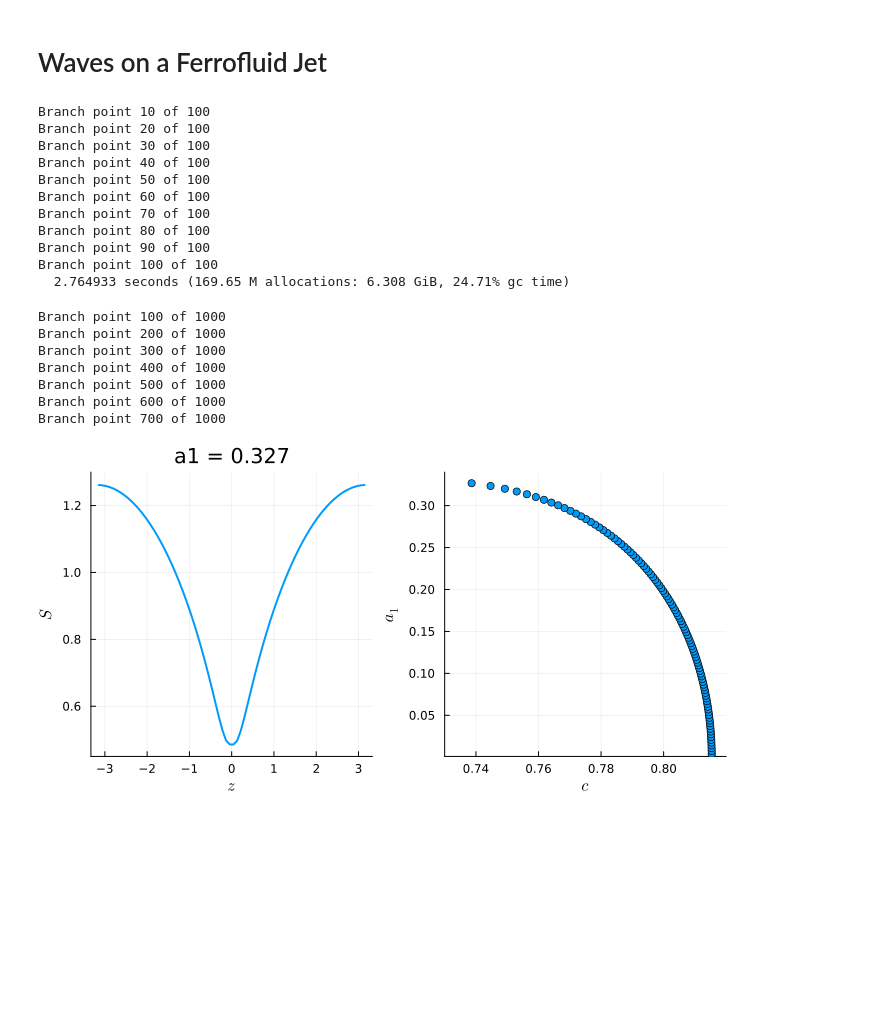
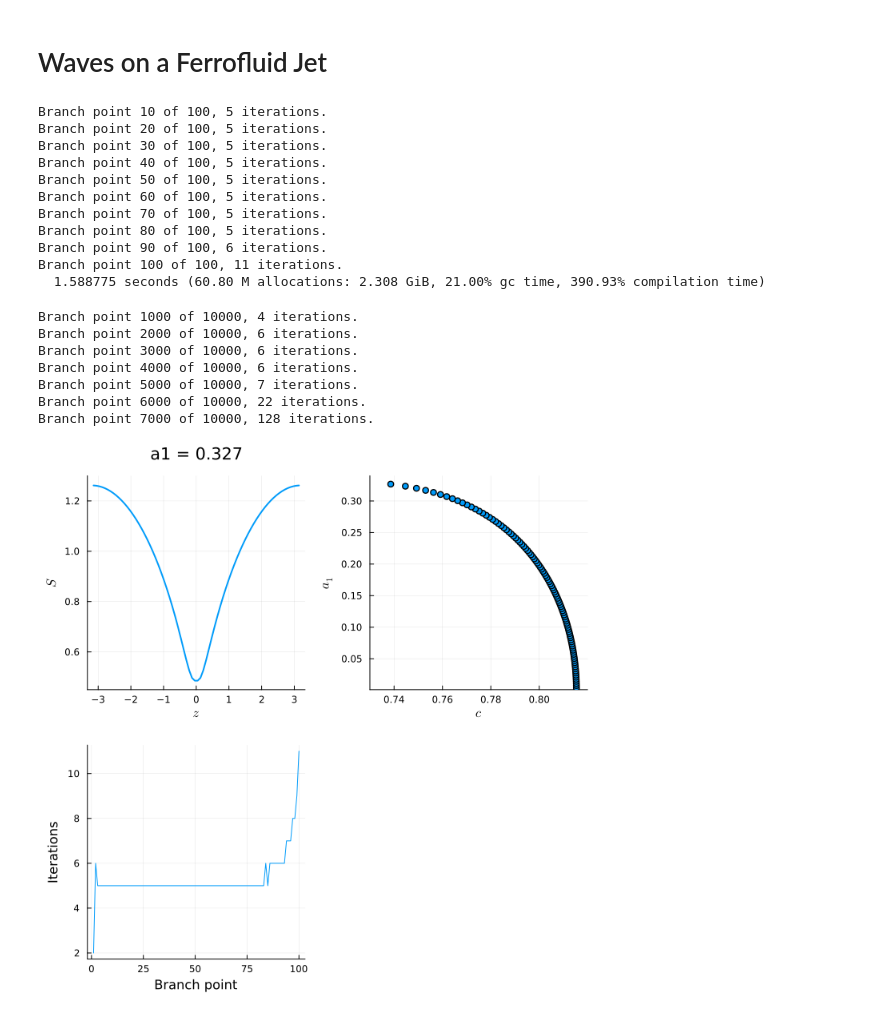
Before and after one commit to karnavr/ferrofluidstabilty, a Jupyter notebook: solutions/solutions.ipynb, the cells around one changed output. Saved outputs shown, nothing was run; the diff lists cells and outputs as text; code cells hidden in the pictures; blank space fills up the shorter version.

Commit message:
return convergence behaviour

```diff
--- a/solutions/solutions.ipynb
+++ b/solutions/solutions.ipynb
@@ -24,16 +24,16 @@ initial_guess[1,1:4] = [cInitial, 1.0, a1Vals[1], 1e-12]
 
 
 ## Compute solution branch
-@time solutions = bifurcation(initial_guess, a1Vals, branchN, constants, 1e-8, :NewtonRaphson, 1000);
+@time solutions, iterations = bifurcation(initial_guess, a1Vals, branchN, constants, 1e-8, :Broyden, 5000);
 # %% [output]
-Branch point 10 of 100
-Branch point 20 of 100
-Branch point 30 of 100
-Branch point 40 of 100
-Branch point 50 of 100
-Branch point 60 of 100
-Branch point 70 of 100
-Branch point 80 of 100
-Branch point 90 of 100
-Branch point 100 of 100
-  2.764933 seconds (169.65 M allocations: 6.308 GiB, 24.71% gc time)
+Branch point 10 of 100, 5 iterations.
+Branch point 20 of 100, 5 iterations.
+Branch point 30 of 100, 5 iterations.
+Branch point 40 of 100, 5 iterations.
+Branch point 50 of 100, 5 iterations.
+Branch point 60 of 100, 5 iterations.
+Branch point 70 of 100, 5 iterations.
+Branch point 80 of 100, 5 iterations.
+Branch point 90 of 100, 6 iterations.
+Branch point 100 of 100, 11 iterations.
+  1.588775 seconds (60.80 M allocations: 2.308 GiB, 21.00% gc time, 390.93% compilation time)
@@ -40,56 +65,57 @@ Branch point 100 of 100
 # %%
 ## Initialize
 
-branchN = 1000
+branchN = 10000
 a1Vals = collect(range(0.001, 0.33, branchN + 1))
 
 # initialze constants
-constants = Constants(48,π,1.5,0.1)
+constants = Constants(32,π,1.5,0.1)
 
 # initialize wave speed and wave number
 k1 = 1*π/constants.L
 cInitial = c0(k1, constants);
 
 # initial guess
-initial_guess = (1e-15).*ones(branchN+1, constants.N+2)
-initial_guess[1,1:4] = [cInitial, 1.0, a1Vals[1], 1e-15]
+initial_guess = (1e-16).*ones(branchN+1, constants.N+2)
+initial_guess[1,1:4] = [cInitial, 1.0, a1Vals[1], 1e-16]
 
 
 ## Compute solution branch
-@time solutions = bifurcation(initial_guess, a1Vals, branchN, constants, 1e-8, :NewtonRaphson, 1000);
+@time solutions, iterations = bifurcation(initial_guess, a1Vals, branchN, constants, 1e-14, :Broyden, 10000);
 # %% [output]
-Branch point 100 of 1000
-Branch point 200 of 1000
-Branch point 300 of 1000
-Branch point 400 of 1000
-Branch point 500 of 1000
-Branch point 600 of 1000
-Branch point 700 of 1000
+Branch point 1000 of 10000, 4 iterations.
+Branch point 2000 of 10000, 6 iterations.
+Branch point 3000 of 10000, 6 iterations.
+Branch point 4000 of 10000, 6 iterations.
+Branch point 5000 of 10000, 7 iterations.
+Branch point 6000 of 10000, 22 iterations.
+Branch point 7000 of 10000, 128 iterations.
 # %%
 # convert and visualize
 
 solcoeffs = solutions[:,2:end]
 solspeeds = solutions[:,1]
 
 # create array for profiles
 profiles = zeros(branchN,length(constants.z))
 
 # convert profiles
 for i = 1:branchN
     profiles[i,:] .= fourierSeries(solcoeffs[i,:], constants.z, constants.L)[1]
 end
 
 # reflect profiles
 solprofiles = [profiles[:,Int(end/2)+1:end] profiles[:,1:Int(end/2)]]; nothing
 
 # plotting
 profile_plot, branch_plot, coeff_plot = plotting(solutions, branchN, constants)
+convergence_plot = plot(iterations, xlabel="Branch point", ylabel="Iterations", legend=false)
 
 ylims!(profile_plot, 0.45,1.3)
 
 xlims!(branch_plot, 0.73,0.82)
 ylims!(branch_plot, 0.001,0.34)
 
-plot(profile_plot, branch_plot, size=(700,350))
+plot(profile_plot, branch_plot, convergence_plot, size=(700,700))
 # %% [output]
-[figure, old version]
+[figure, new version]
```
Also changed, not shown: parts of 1 cell of this notebook, 1 other file.
